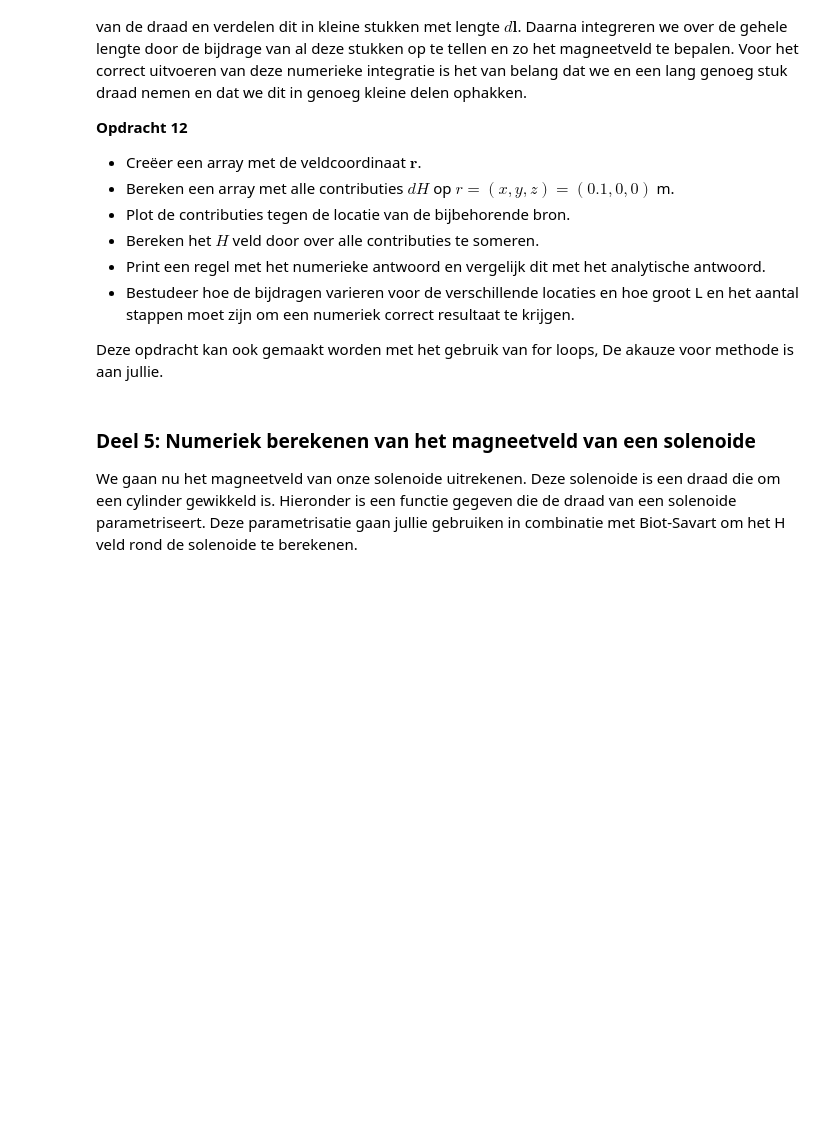
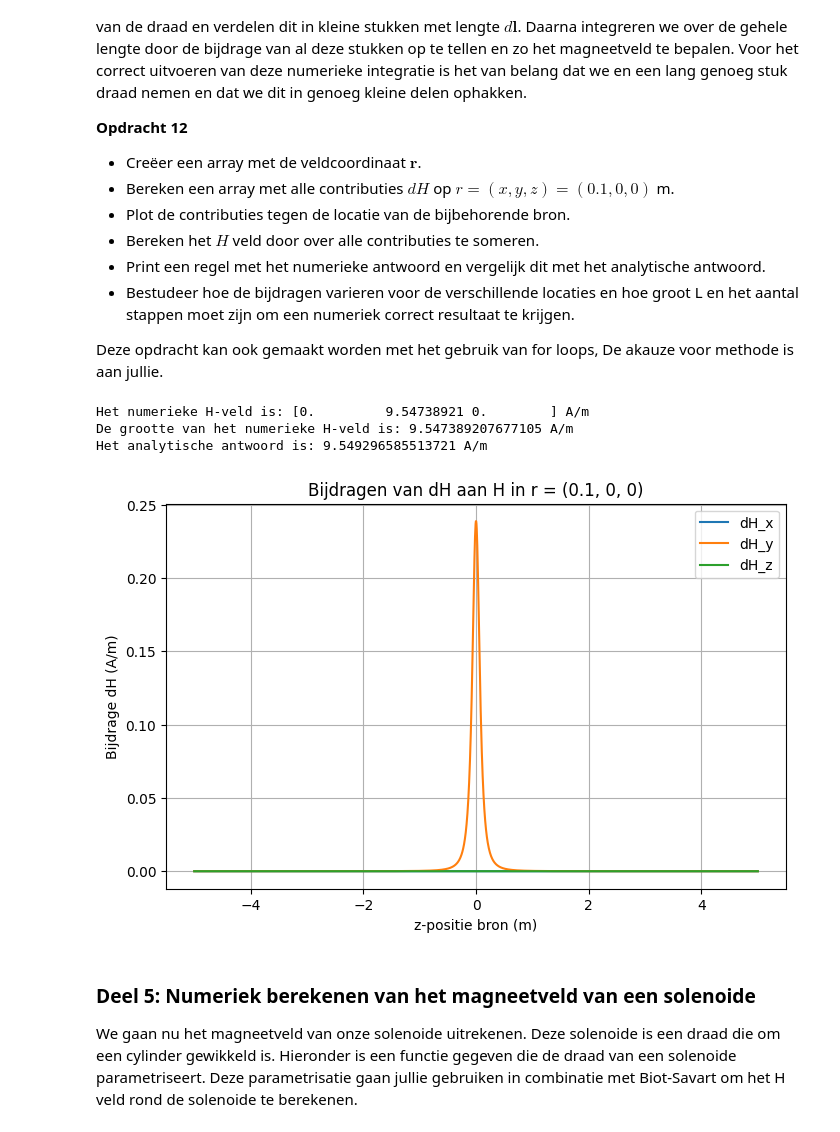
Before and after one commit to Xander1611/opdrachten-DEF-D-AB, a Jupyter notebook: 2KrachtactuatorOpdracht/2KrachtactuatorOpdracht/KrachtactuatorOpdracht.ipynb, the cells around one changed output. Saved outputs shown, nothing was run; the diff lists cells and outputs as text; code cells hidden in the pictures; blank space fills up the shorter version.

```diff
--- a/2KrachtactuatorOpdracht/2KrachtactuatorOpdracht/KrachtactuatorOpdracht.ipynb
+++ b/2KrachtactuatorOpdracht/2KrachtactuatorOpdracht/KrachtactuatorOpdracht.ipynb
@@ -246,19 +246,22 @@ De functie moet het magneetveld van een lijnelement $d\mathbf{l}$ berekenen. Geb
 
 Bereken met deze functie alle componenten van het magneetveld voor een veldpositie op $x=0.1$ m voor een stroombronelement in de oorsprong met een stroom van 6 A een lengte van $d\mathbf{l}$ gelijk aan $L/64$. Print het analytische en numerieke antwoord naar de command line en controleer dat het magneetveld gelijk is aan $\mathbf{H} =  0.00746 \hat{\mathbf{y}}$ A/m is.
 # %%
+import numpy as np
+
+I = 6
+L_draad = 0.1
 dl=np.array([0, 0, L_draad/64])
 r_field=np.array([0.1, 0, 0])
 r_source=np.array([0, 0, 0])
-I = 6
-L_draad = 0.1
 
 
 def field_current_element(r_field, r_source, dl):
-    # r_field are coordinates at which we want to calculate the field
-    # r_source are coordinates of the current source
-    # dl is the vector of the length of the current element
-    # Gebruik np.cross om het uitproduct te berekenen
+    verschilvector = r_field - r_source
+    afstand = np.sqrt(np.sum((verschilvector)**2))
+    eenheidsvector = verschilvector / afstand
+    dH = (I/4/np.pi) * np.cross(dl, eenheidsvector) / np.sum((verschilvector)**2)
     return dH
+
 analytical_answer=(I/4/np.pi)*(L_draad/64)/np.sum((r_field-r_source)**2) # een veld elementje.
 print('The analytical answer is ' + str(analytical_answer) + ' A/m in the y-direction')
 
@@ -278,9 +282,64 @@ Nu gaan we met behulp van de numerieke implementatie van de wet van Biot-Savart
 
 Deze opdracht kan ook gemaakt worden met het gebruik van for loops, De akauze voor methode is aan jullie.
 # %%
-###
-###Jullie code hier###
-###
+import matplotlib.pyplot as plt
+
+# gegevens
+I = 6
+L_draad = 10
+aantal_stappen = 2000
+
+r_veld = np.array([0.1, 0, 0])
+
+# bronpunten op de draad (z-richting)
+z_bronnen = np.linspace(-L_draad/2, L_draad/2, aantal_stappen)
+dz = z_bronnen[1] - z_bronnen[0]
+
+# dl is gelijk aan dz in z-ricgting
+dl = np.array([0, 0, dz])
+
+def field_current_element(r_field, r_source, dl):
+    verschilvector = r_field - r_source
+    afstand = np.sqrt(np.sum((verschilvector)**2))
+    eenheidsvector = verschilvector / afstand
+    dH = (I / (4 * np.pi)) * np.cross(dl, eenheidsvector) / (afstand**2)
+    return dH
+
+
+dH_bijdragen = np.zeros((aantal_stappen, 3))
+
+# alle dH bijdragen
+for i in range(aantal_stappen):
+    r_bron = np.array([0, 0, z_bronnen[i]])
+    dH_bijdragen[i] = field_current_element(r_veld, r_bron, dl)
+
+# numerieke antwoord door alle dH's op te tellen
+H_numeriek = np.sum(dH_bijdragen, axis=0)
+
+# Analytisch antwoord (oneindig lange draad)
+s = 0.1 # afstand van de draad tot het veldpunt
+H_analytisch = I / (2 * np.pi * s)
+
+print("Het numerieke H-veld is:", H_numeriek, "A/m")
+print("De grootte van het numerieke H-veld is:", np.sqrt(np.sum(H_numeriek**2)), "A/m")
+print("Het analytische antwoord is:", H_analytisch, "A/m")
+
+# Plot van de bijdragen
+plt.figure(figsize=(8, 5))
+plt.plot(z_bronnen, dH_bijdragen[:, 0], label='dH_x') #x component
+plt.plot(z_bronnen, dH_bijdragen[:, 1], label='dH_y') #y component
+plt.plot(z_bronnen, dH_bijdragen[:, 2], label='dH_z') #z component
+plt.xlabel("z-positie bron (m)")
+plt.ylabel("Bijdrage dH (A/m)")
+plt.title("Bijdragen van dH aan H in r = (0.1, 0, 0)")
+plt.legend()
+plt.grid()
+plt.show()
+# %% [output]
+Het numerieke H-veld is: [0.         9.54738921 0.        ] A/m
+De grootte van het numerieke H-veld is: 9.547389207677105 A/m
+Het analytische antwoord is: 9.549296585513721 A/m
+[figure, added]
 # %% [markdown]
 ### Deel 5: Numeriek berekenen van het magneetveld van een solenoide
 
```
Also changed, not shown: parts of 1 cell of this notebook.
